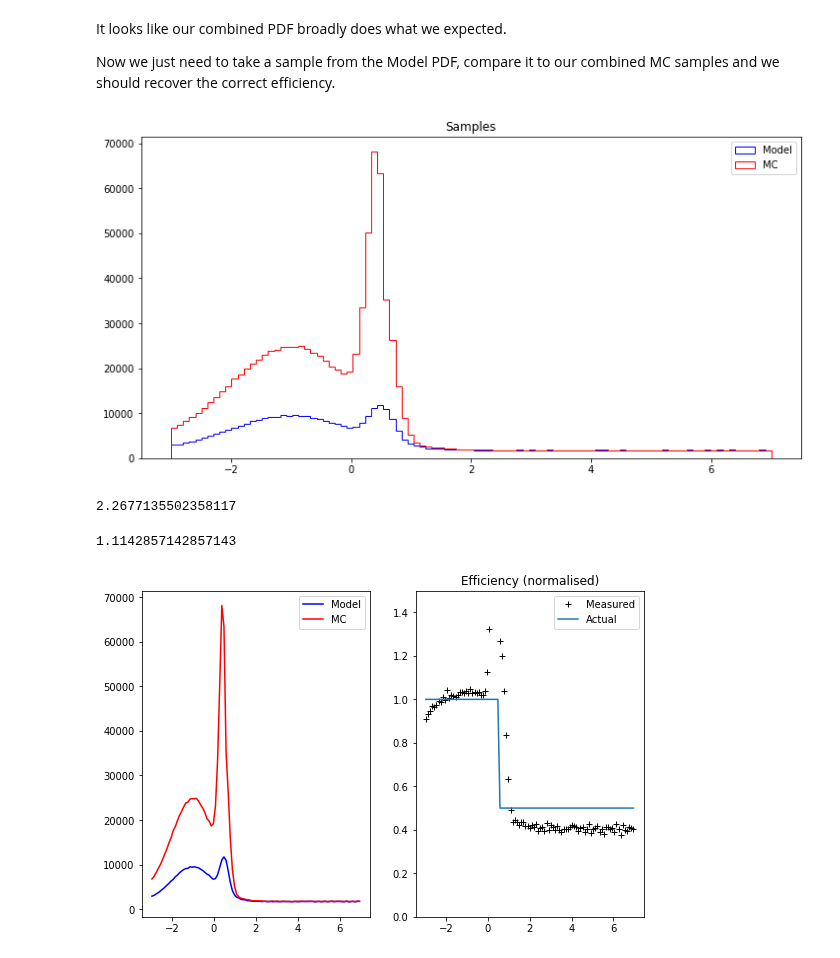
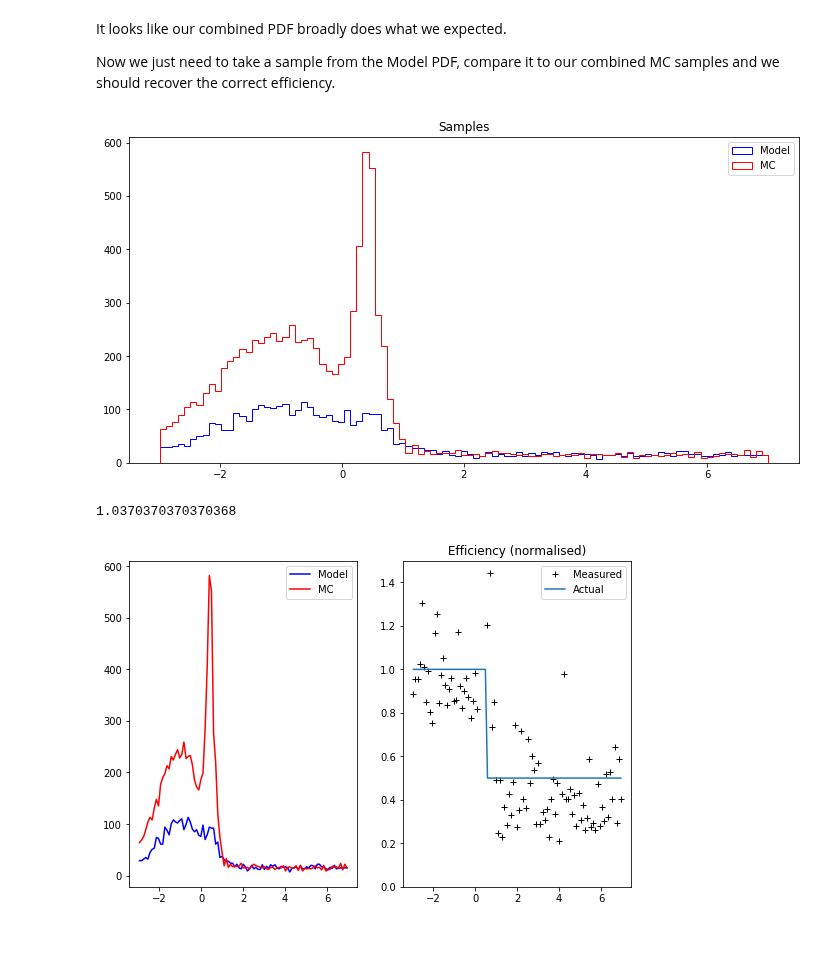
Before and after one commit to richard-lane/addPdfs, a Jupyter notebook: efficiency_toy.ipynb, the cells around one changed output. Saved outputs shown, nothing was run; the diff lists cells and outputs as text; code cells hidden in the pictures.

Commit message:
combine all 3 pdfs

```diff
--- a/efficiency_toy.ipynb
+++ b/efficiency_toy.ipynb
@@ -141,0 +139,13 @@ def p_model(x):
+# %%
+def p_signal(x):
+    return I_rs * A_rs(x) + I_ws * A_ws(x)
+
+plt.figure(figsize=(12.0, 6.0))
+plt.plot(x, [A_rs(i) for i in x], "r", label="RS", alpha=0.3)
+plt.plot(x, [A_ws(i) for i in x], "k", label="WS", alpha=0.3)
+
+plt.plot(x, [p_signal(i) for i in x], "b", label="Combined Signal")
+plt.gca().set_ylim((0.0, 1.1))
+plt.legend()
+
+plt.show()
@@ -142,13 +154,26 @@ def p_model(x):
 # %% [markdown]
 We can then construct the model PDF. This, when multiplied by the efficiency, should also describe the MC sample.
+# %%
+I_signal, I_phsp = 0.0, 0.0
+
+for p in np.concatenate((mc_rs_sample, mc_ws_sample)):
+    I_signal += 1 / p_signal(p)
+for p in mc_phsp_sample:
+    I_phsp += 1 / A_phsp(p)
+
+# Scale the weights to something more sensible
+scale_factor = I_phsp + I_signal
+I_signal /= scale_factor
+I_phsp /= scale_factor
 # %%
-def combined_pdf(x):
-    return I_rs * A_rs(x) + I_ws * A_ws(x) + I_phsp * A_phsp(x)
-
-model = [p_model(i) for i in x]
+def p_combined(x):
+    return I_signal * p_signal(x) + I_phsp * A_phsp(x)
 
 plt.figure(figsize=(12.0, 6.0))
-plt.plot(x, model, "b", label="Combined Model")
+plt.plot(x, [A_phsp(i) for i in x], "r", label="phsp", alpha=0.3)
+plt.plot(x, [p_signal(i) for i in x], "k", label="Signal", alpha=0.3)
+
+plt.plot(x, [p_combined(i) for i in x], "b", label="Signal + Phsp")
 plt.gca().set_ylim((0.0, 1.1))
 plt.legend()
 
@@ -161,7 +186,7 @@ It looks like our combined PDF broadly does what we expected.
 Now we just need to take a sample from the Model PDF, compare it to our combined MC samples and we should recover the correct efficiency.
 # %%
 # Take a sample from the combined PDF
-combined_sample = sample(N_model, combined_pdf)
+combined_sample = sample(N_model, p_combined)
 # %%
 fig = plt.figure(figsize=(12.0, 6.0))
 
@@ -172,33 +197,31 @@ plt.legend()
 
 plt.show()
 # %% [output]
-[figure, old version]
+[figure, new version]
 # %%
 bin_centres = (bins[1:] + bins[:-1]) / 2
 hist_ratio = mc_hist / model_hist
 ideal_efficiency = [e(x) for x in bin_centres]
-# %% [output]
-2.2677135502358117
 # %%
 # scale the histogram ratio
-# Scale the mean to 0.8.. ish
-scale_factor = np.mean(hist_ratio) / 0.7
+# Scale the mean efficiency to 0.675, since that's right
+scale_factor = np.mean(hist_ratio) / 0.675
 hist_ratio /= scale_factor
 print(scale_factor)
 
 fig, ax = plt.subplots(1, 2, figsize=(9, 6))
 
 ax[0].plot(bin_centres, model_hist, "b", label="Model")
 ax[0].plot(bin_centres, mc_hist, "r", label="MC")
 ax[0].legend()
 
 
 ax[1].plot(bin_centres, hist_ratio, "k+", label="Measured")
 ax[1].plot(bin_centres, ideal_efficiency, label="Actual")
 ax[1].set_title("Efficiency (normalised)")
 ax[1].set_ylim((0.0, 1.5))
 ax[1].legend()
 plt.show()
 # %% [output]
-1.1142857142857143
+1.0370370370370368
-[figure, old version]
+[figure, new version]
```
Also changed, not shown: parts of 4 cells of this notebook.
